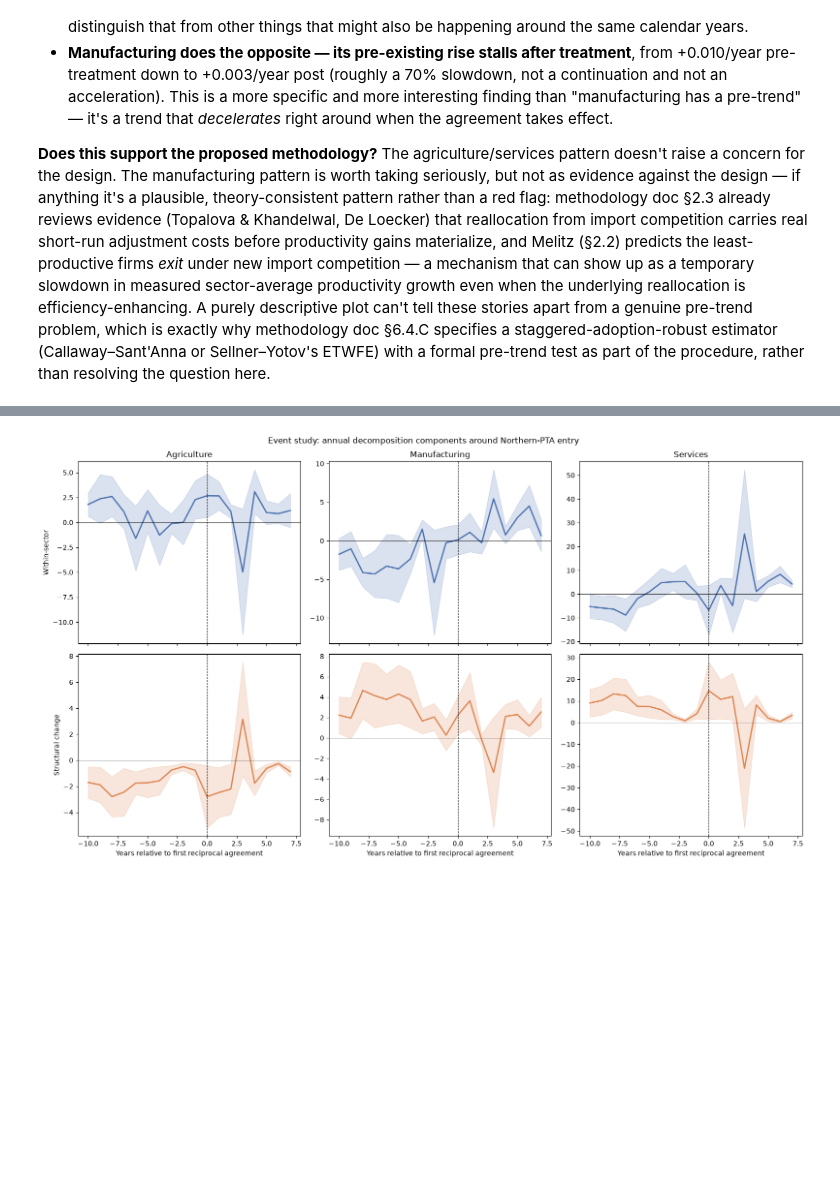
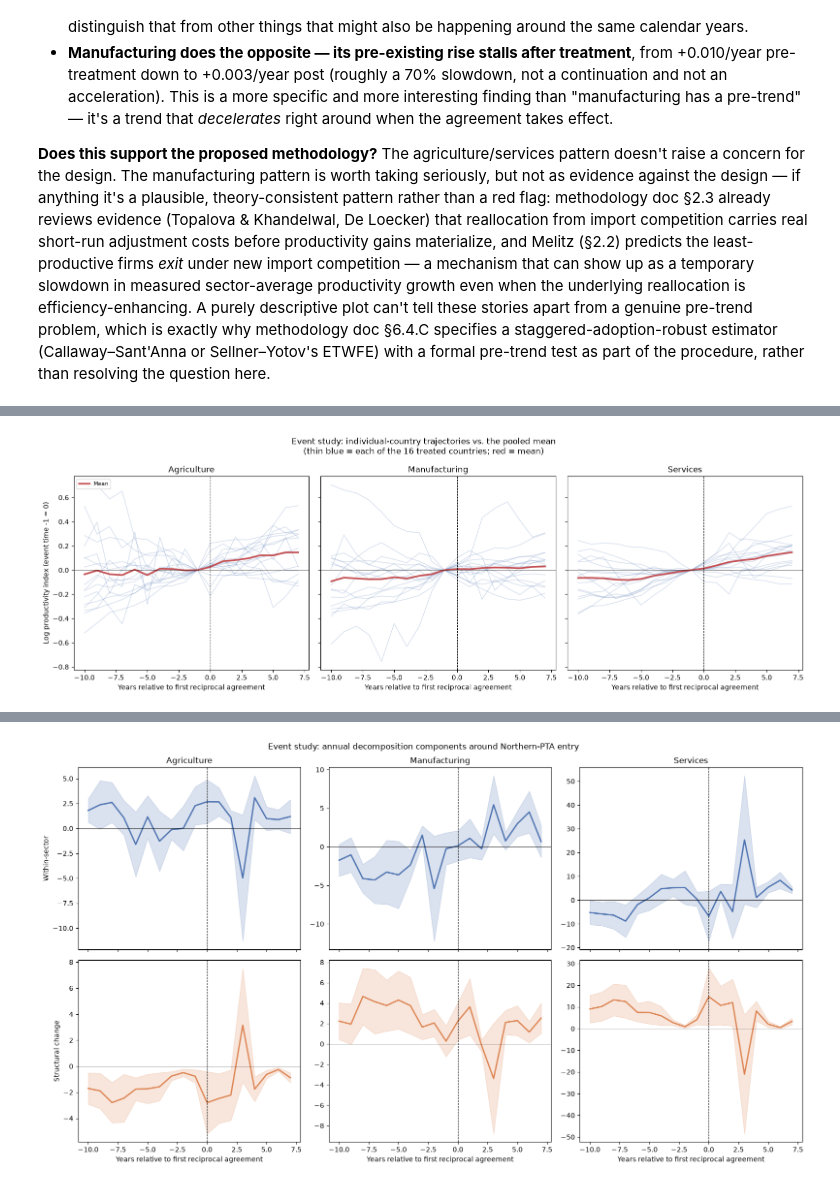
Before and after one commit to Wedaga/Trade-agreements-and-productivity, a Jupyter notebook: notebooks/05_descriptive_event_study.ipynb, the cells around one changed output, grey strips where cells are left out. Drawn from its saved outputs; the diff is of its cells as text; code cells hidden in the pictures; blank space fills up the shorter version.

```diff
--- a/notebooks/05_descriptive_event_study.ipynb
+++ b/notebooks/05_descriptive_event_study.ipynb
@@ -349,0 +353,22 @@ directly from the annual sector-level decomposition.
+# %%
+fig, axes = plt.subplots(1, 3, figsize=(16, 5.5), sharey=True)
+
+for ax, sector in zip(axes, BROAD_SECTORS):
+    sub = plot_window[plot_window["broad_sector"] == sector]
+    for iso3, g in sub.groupby("iso3"):
+        g = g.sort_values("event_time")
+        ax.plot(g["event_time"], g["log_index"], color="#4C72B0", alpha=0.25, linewidth=1)
+    agg = sub.groupby("event_time")["log_index"].mean()
+    ax.plot(agg.index, agg.values, color="#C44E52", linewidth=2.5, label="Mean")
+    ax.axvline(0, color="black", linewidth=0.8, linestyle="--")
+    ax.axhline(0, color="black", linewidth=0.5)
+    ax.set_title(sector)
+    ax.set_xlabel("Years relative to first reciprocal agreement")
+axes[0].set_ylabel("Log productivity index (event time -1 = 0)")
+axes[0].legend(loc="upper left", fontsize=8)
+fig.suptitle("Event study: individual-country trajectories vs. the pooled mean\n"
+             "(thin blue = each of the 16 treated countries; red = mean)")
+fig.tight_layout()
+plt.show()
+# %% [output]
+[figure, added]
```
Also changed, not shown: parts of 5 cells of this notebook, 1 other file.
